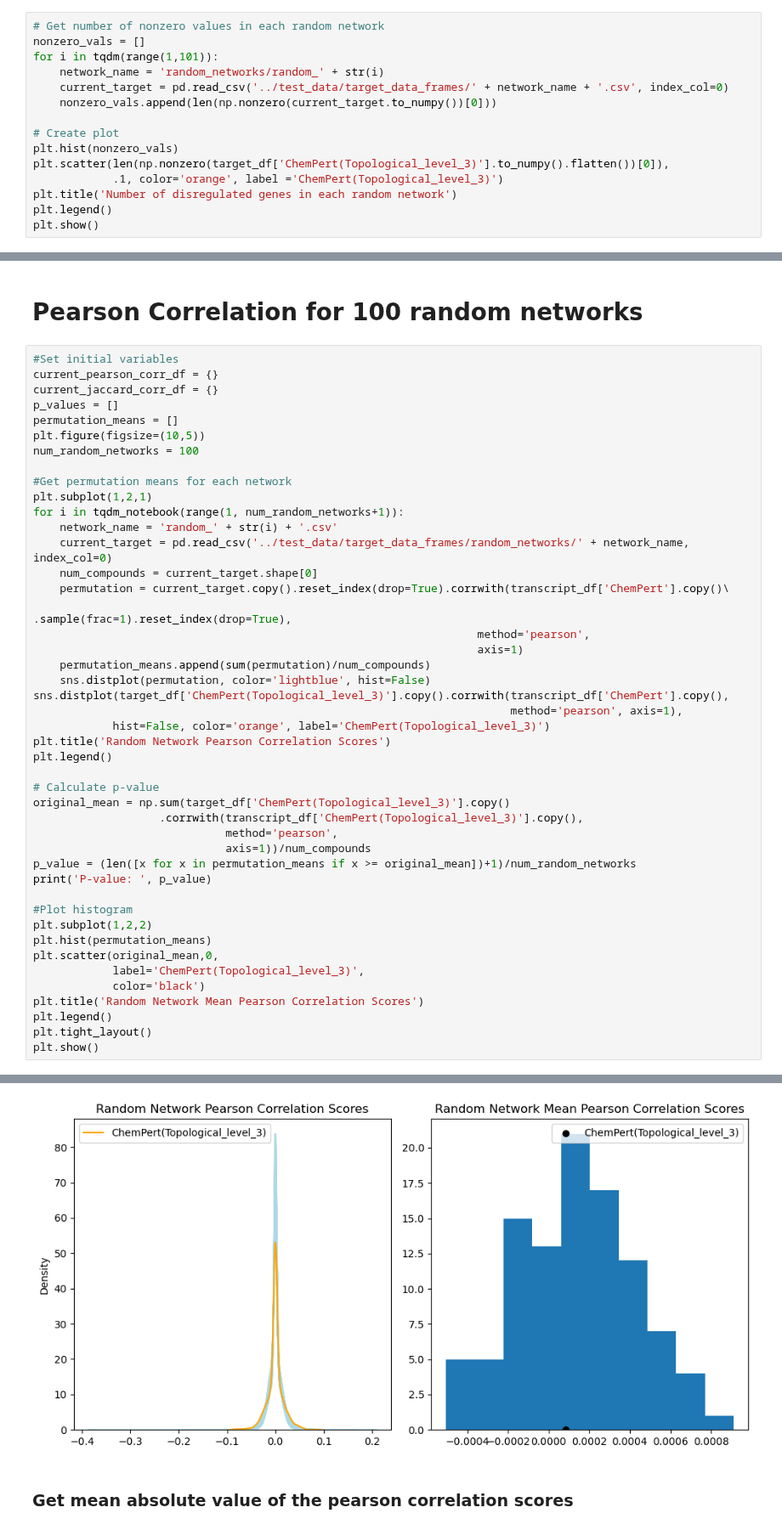
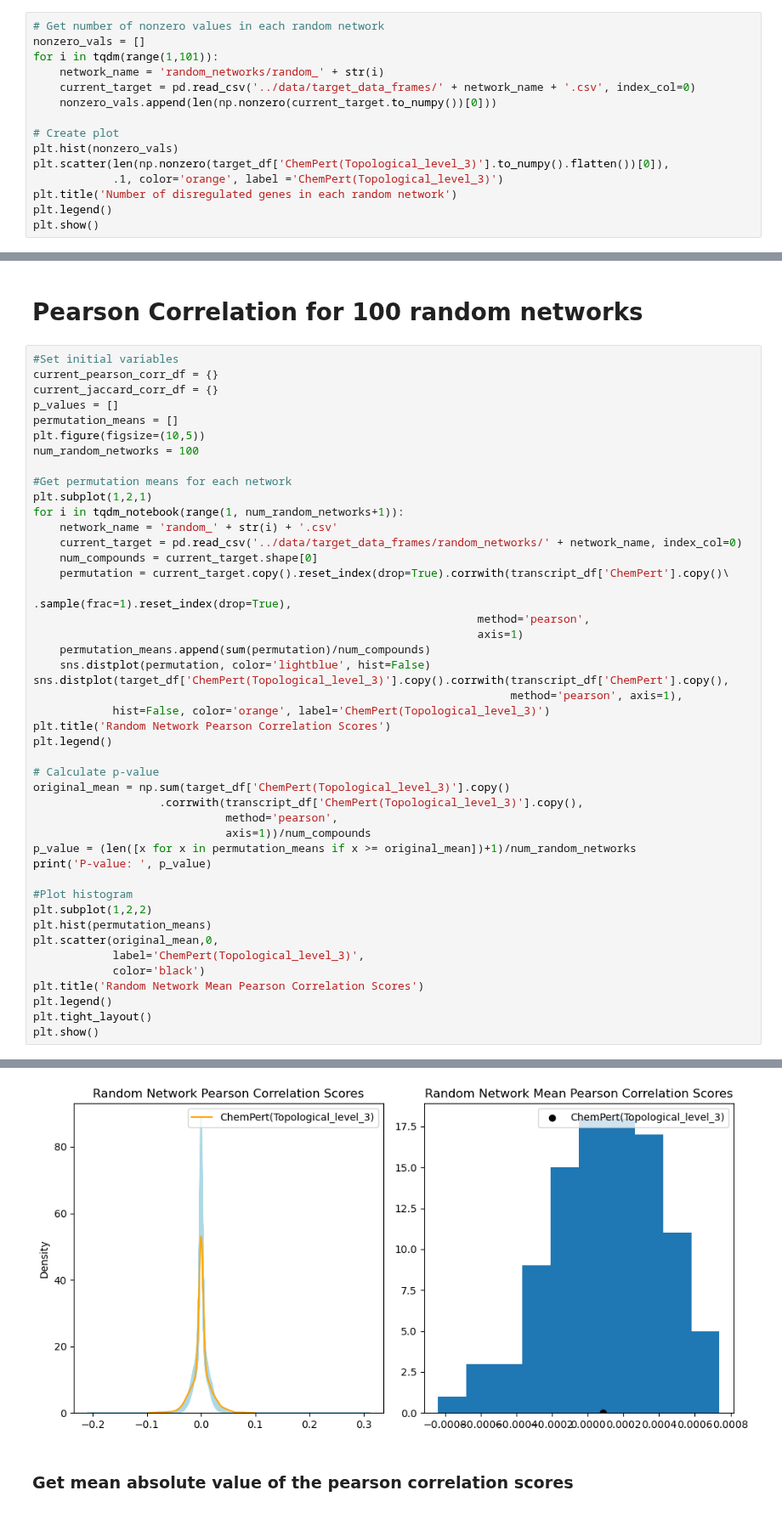
Before and after one commit to enveda/transcriptomic-target-correlation, a Jupyter notebook: notebooks/4.1_random_networks_analysis.ipynb, the cells around one changed output, grey strips where cells are left out. Shown at 85% size. Saved outputs shown, nothing was run; the diff lists cells and outputs as text.

```diff
--- a/notebooks/4.1_random_networks_analysis.ipynb
+++ b/notebooks/4.1_random_networks_analysis.ipynb
@@ -130,7 +130,7 @@ plt.show()
 nonzero_vals = []
 for i in tqdm(range(1,101)):
     network_name = 'random_networks/random_' + str(i)
-    current_target = pd.read_csv('../test_data/target_data_frames/' + network_name + '.csv', index_col=0)
+    current_target = pd.read_csv('../data/target_data_frames/' + network_name + '.csv', index_col=0)
     nonzero_vals.append(len(np.nonzero(current_target.to_numpy())[0]))
 
 # Create plot
@@ -182,7 +182,7 @@ num_random_networks = 100
 plt.subplot(1,2,1)
 for i in tqdm_notebook(range(1, num_random_networks+1)):
     network_name = 'random_' + str(i) + '.csv'
-    current_target = pd.read_csv('../test_data/target_data_frames/random_networks/' + network_name, index_col=0)
+    current_target = pd.read_csv('../data/target_data_frames/random_networks/' + network_name, index_col=0)
     num_compounds = current_target.shape[0]
     permutation = current_target.copy().reset_index(drop=True).corrwith(transcript_df['ChemPert'].copy()\
                                                                        .sample(frac=1).reset_index(drop=True),
@@ -219,4 +219,4 @@ P-value:  0.59
-[figure, old version]
+[figure, new version]
 # %% [markdown]
 ### Get mean absolute value of the pearson correlation scores
 # %%
```
Also changed, not shown: parts of 4 cells of this notebook, 4 other files.
